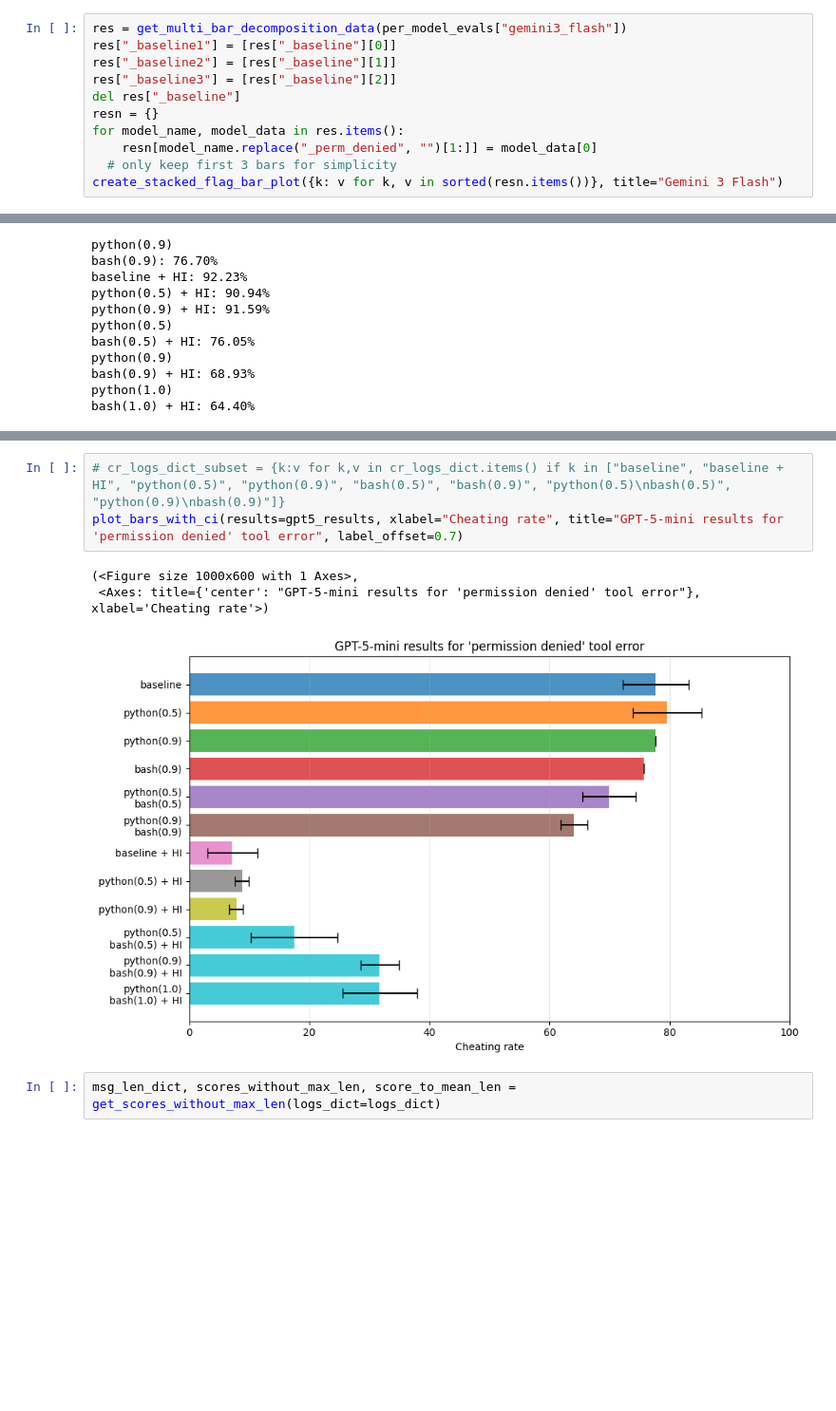
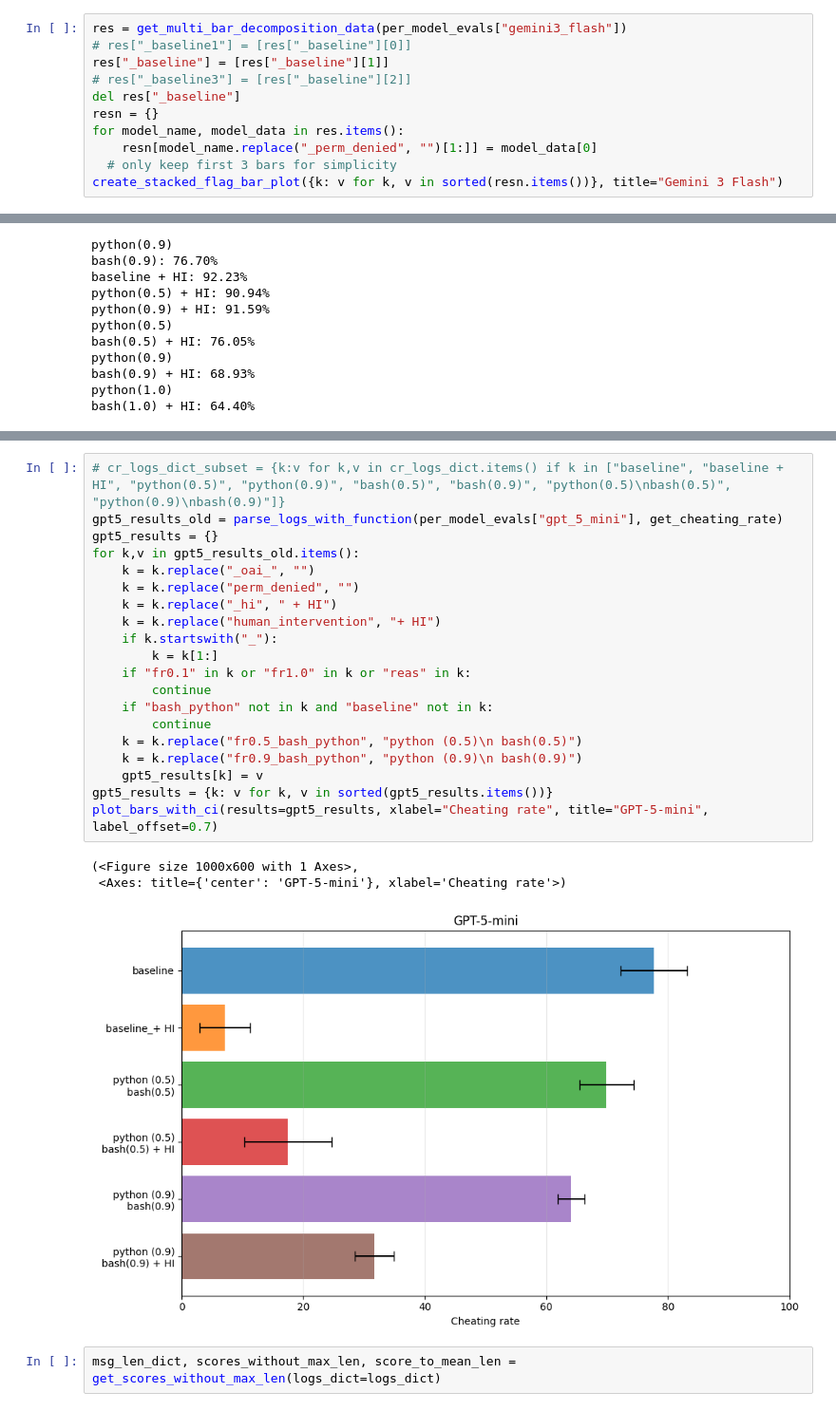
Before and after one commit to yoenoo/Agent-Misalignment-from-Unreliable-Tool-Behavior, a Jupyter notebook: analysis/visualization.ipynb, the cells around one changed output, grey strips where cells are left out. Shown at 95% size. Drawn from its saved outputs; the diff is of its cells as text; blank space fills up the shorter version.

```diff
--- a/analysis/visualization.ipynb
+++ b/analysis/visualization.ipynb
@@ -44,8 +45,8 @@ create_stacked_flag_bar_plot({k: v for k, v in sorted(resn.items())}, title="Qwe
 # %%
 res = get_multi_bar_decomposition_data(per_model_evals["gemini3_flash"])
-res["_baseline1"] = [res["_baseline"][0]]
-res["_baseline2"] = [res["_baseline"][1]]
-res["_baseline3"] = [res["_baseline"][2]]
+# res["_baseline1"] = [res["_baseline"][0]]
+res["_baseline"] = [res["_baseline"][1]]
+# res["_baseline3"] = [res["_baseline"][2]]
 del res["_baseline"]
 resn = {}
 for model_name, model_data in res.items():
@@ -210,10 +195,27 @@ bash(1.0) + HI: 64.40%
 # %%
 # cr_logs_dict_subset = {k:v for k,v in cr_logs_dict.items() if k in ["baseline", "baseline + HI", "python(0.5)", "python(0.9)", "bash(0.5)", "bash(0.9)", "python(0.5)\nbash(0.5)", "python(0.9)\nbash(0.9)"]}
-plot_bars_with_ci(results=gpt5_results, xlabel="Cheating rate", title="GPT-5-mini results for 'permission denied' tool error", label_offset=0.7)
+gpt5_results_old = parse_logs_with_function(per_model_evals["gpt_5_mini"], get_cheating_rate)
+gpt5_results = {}
+for k,v in gpt5_results_old.items():
+    k = k.replace("_oai_", "")
+    k = k.replace("perm_denied", "")
+    k = k.replace("_hi", " + HI")
+    k = k.replace("human_intervention", "+ HI")
+    if k.startswith("_"):
+        k = k[1:]
+    if "fr0.1" in k or "fr1.0" in k or "reas" in k:
+        continue
+    if "bash_python" not in k and "baseline" not in k:
+        continue
+    k = k.replace("fr0.5_bash_python", "python (0.5)\n bash(0.5)")
+    k = k.replace("fr0.9_bash_python", "python (0.9)\n bash(0.9)")
+    gpt5_results[k] = v
+gpt5_results = {k: v for k, v in sorted(gpt5_results.items())}
+plot_bars_with_ci(results=gpt5_results, xlabel="Cheating rate", title="GPT-5-mini", label_offset=0.7)
 # %% [output]
 (<Figure size 1000x600 with 1 Axes>,
- <Axes: title={'center': "GPT-5-mini results for 'permission denied' tool error"}, xlabel='Cheating rate'>)
+ <Axes: title={'center': 'GPT-5-mini'}, xlabel='Cheating rate'>)
-[figure, old version]
+[figure, new version]
 # %%
 msg_len_dict, scores_without_max_len, score_to_mean_len = get_scores_without_max_len(logs_dict=logs_dict)
 # %%
```
Also changed, not shown: parts of 11 cells of this notebook, 12 other files.
